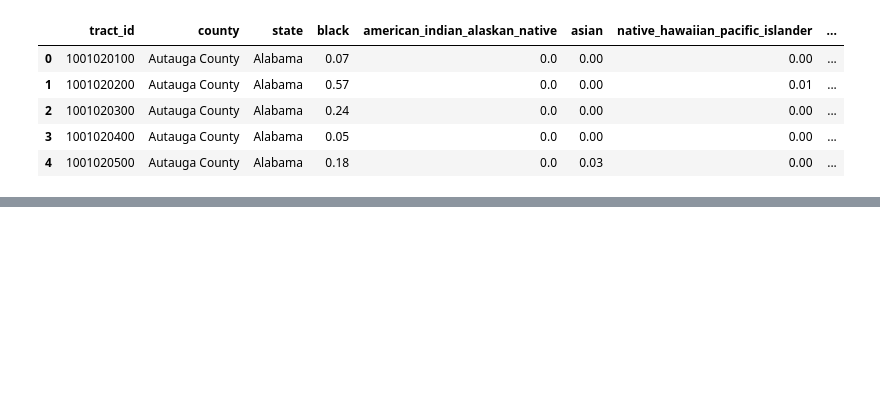
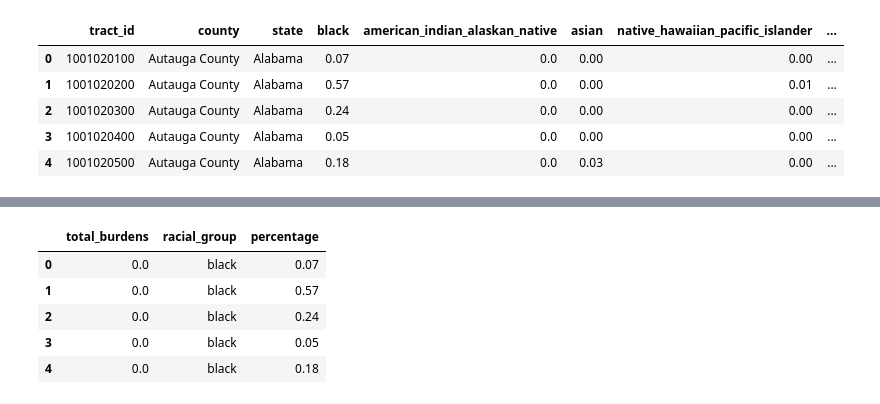
Before and after one commit to haylee360/j40-data-exploration, a Jupyter notebook: docs/acs.ipynb, the cells around one changed output, grey strips where cells are left out. Saved outputs shown, nothing was run; the diff lists cells and outputs as text; code cells hidden in the pictures; blank space fills up the shorter version.

```diff
--- a/docs/acs.ipynb
+++ b/docs/acs.ipynb
@@ -67,0 +75,20 @@ dem.head()
+# %%
+# dem.to_csv('../data/demographics.csv', index=False)
+
+# Melt the dataframe to make it easier to plot
+racial_columns = [
+    "black", "american_indian_alaskan_native", "asian",
+    "native_hawaiian_pacific_islander", "two_or_more_races",
+    "white", "hispanic_latino", "other_races"
+]
+
+df_melted = dem.melt(id_vars=["total_burdens"], value_vars=racial_columns,
+                    var_name="racial_group", value_name="percentage")
+df_melted.head()
+# %% [output]
+|  | total_burdens | racial_group | percentage |
+| 0 | 0.0 | black | 0.07 |
+| 1 | 0.0 | black | 0.57 |
+| 2 | 0.0 | black | 0.24 |
+| 3 | 0.0 | black | 0.05 |
+| 4 | 0.0 | black | 0.18 |
```
Also changed, not shown: parts of 11 cells of this notebook.
